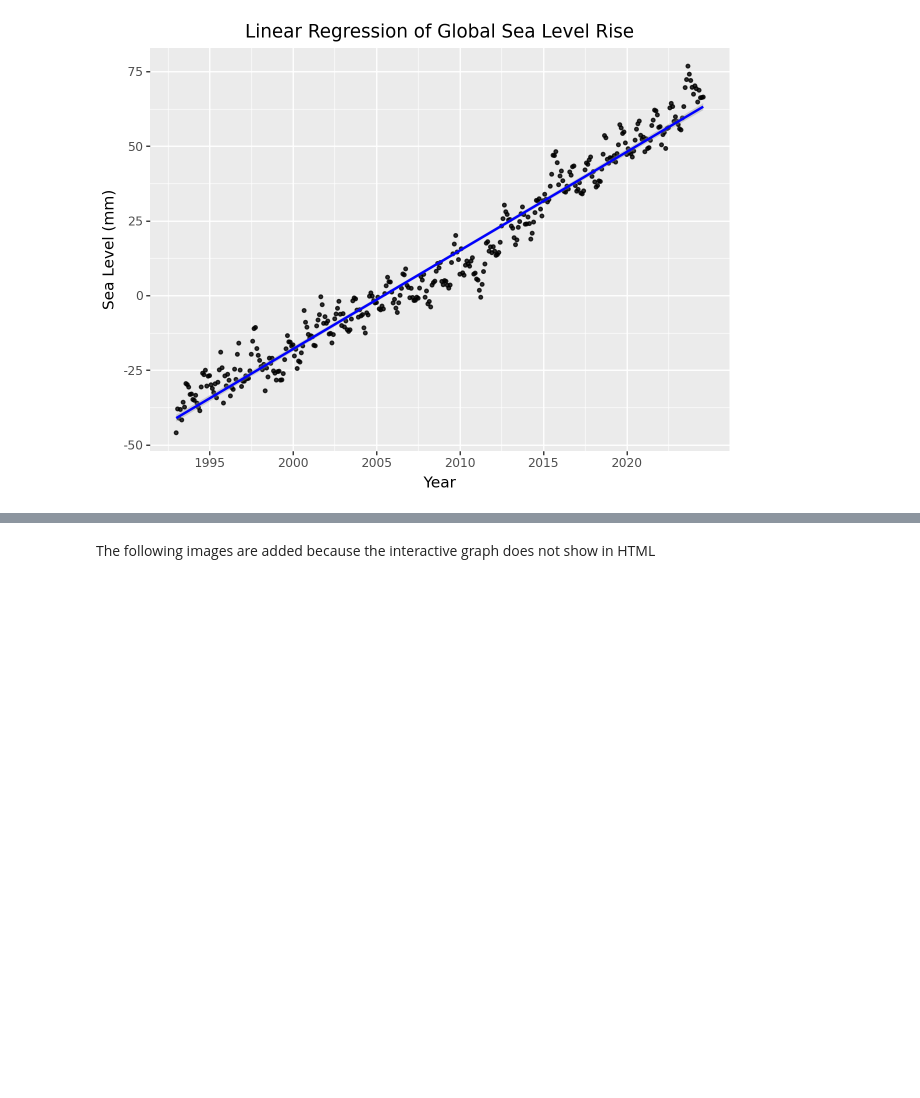
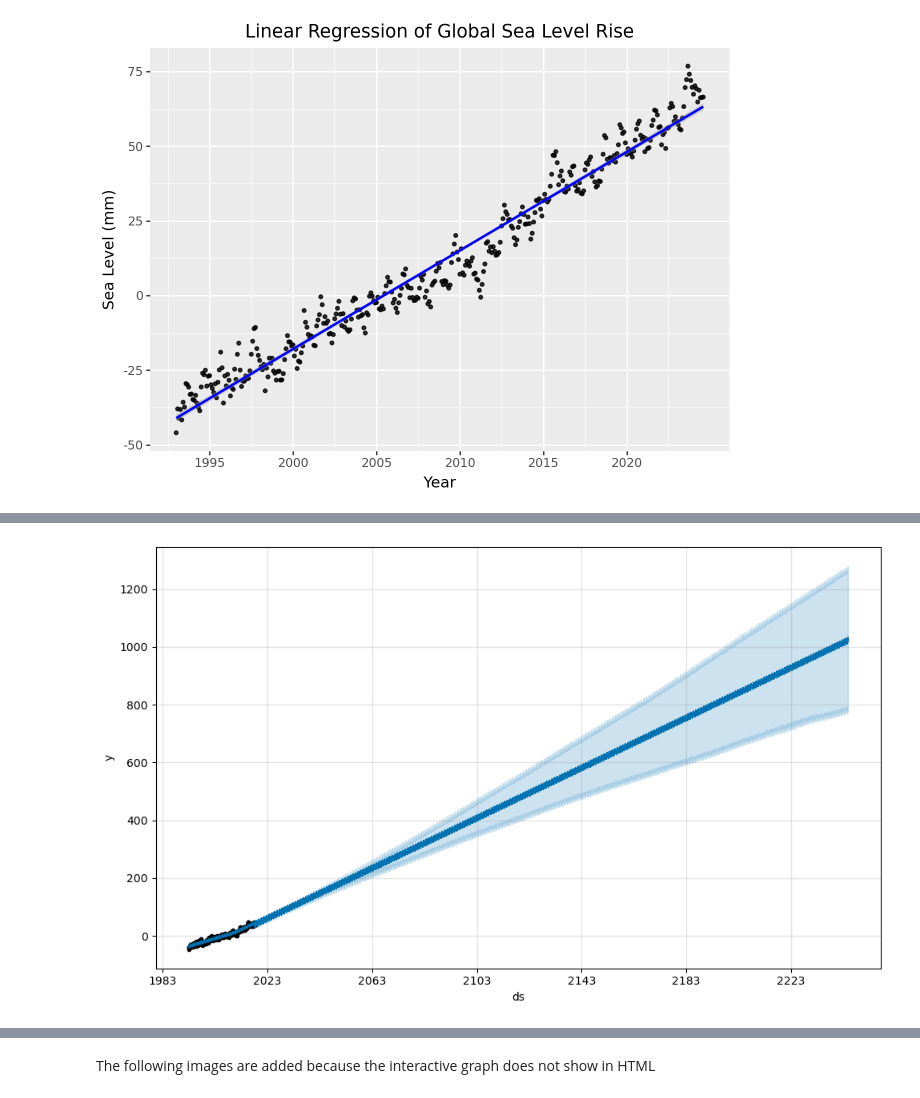
Before and after one commit to Arcyill/ECON-323-Project, a Jupyter notebook: Main.ipynb, the cells around one changed output, grey strips where cells are left out. Drawn from its saved outputs; the diff is of its cells as text; code cells hidden in the pictures; blank space fills up the shorter version.

```diff
--- a/Main.ipynb
+++ b/Main.ipynb
@@ -358,0 +399,14 @@ Following this the model will be used to make future prediction on sea level ris
+# %%
+m = Prophet()
+m.fit(train_df)
+
+
+train_forecast = m.predict(pd.DataFrame({"ds": train_df["ds"]}))
+train_rmse = np.sqrt(mean_squared_error(train_df["y"], train_forecast["yhat"]))
+print(f"Train RMSE: {train_rmse:.2f} mm")
+
+
+test_future = pd.DataFrame({"ds": test_df["ds"]})
+test_forecast = m.predict(test_future)
+test_rmse = np.sqrt(mean_squared_error(test_df["y"], test_forecast["yhat"]))
+print(f"Test RMSE: {test_rmse:.2f} mm")
@@ -358,0 +418,14 @@ Following this the model will be used to make future prediction on sea level ris
+# %%
+m = Prophet(weekly_seasonality=False, yearly_seasonality=False)
+m.add_seasonality(name="annual", period=365.25, fourier_order=3)
+m.fit(train_df)
+
+train_forecast = m.predict(pd.DataFrame({"ds": train_df["ds"]}))
+train_rmse = np.sqrt(mean_squared_error(train_df["y"], train_forecast["yhat"]))
+print(f"Train RMSE: {train_rmse:.2f} mm")
+
+
+test_future = pd.DataFrame({"ds": test_df["ds"]})
+test_forecast = m.predict(test_future)
+test_rmse = np.sqrt(mean_squared_error(test_df["y"], test_forecast["yhat"]))
+print(f"Test RMSE: {test_rmse:.2f} mm")
@@ -358,0 +437,4 @@ Following this the model will be used to make future prediction on sea level ris
+# %%
+future = m.make_future_dataframe(periods = 82697)
+
+future.tail()
@@ -358,0 +448,3 @@ Following this the model will be used to make future prediction on sea level ris
+# %%
+forecast = m.predict(future)
+forecast[['ds', 'yhat', 'yhat_lower', 'yhat_upper']].tail()
@@ -358,0 +458,5 @@ Following this the model will be used to make future prediction on sea level ris
+# %%
+fig1 = m.plot(forecast)
+fig1
+# %% [output]
+[figure, added]
```
Also changed, not shown: parts of 39 cells of this notebook, 1 other file.
